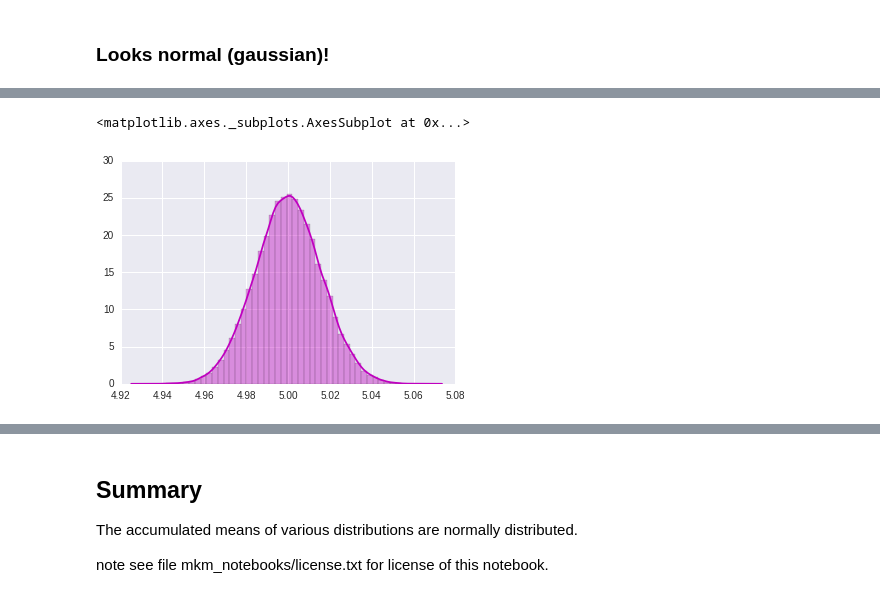
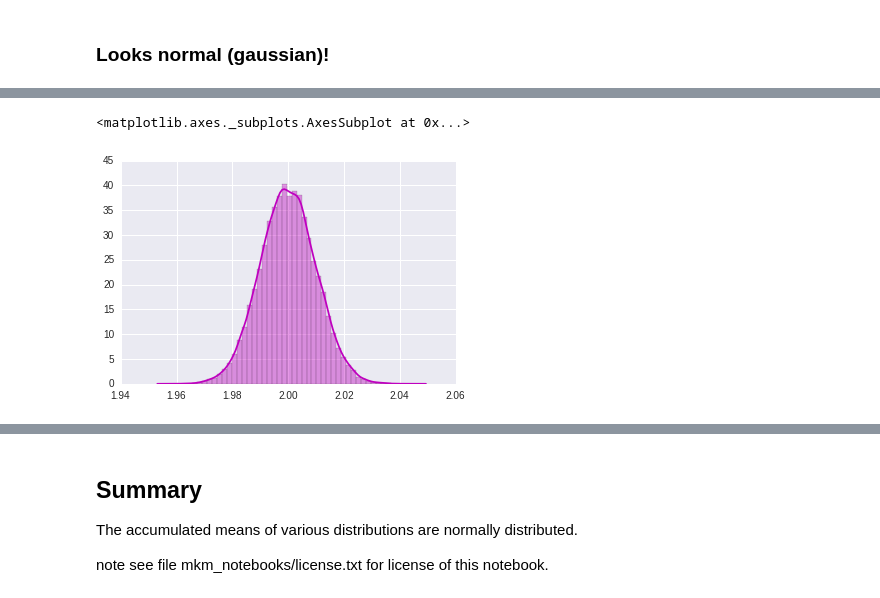
Before and after one commit to matthewmacleod/mkm_notebooks, a Jupyter notebook: ctl.ipynb, the cells around one changed output, grey strips where cells are left out. Drawn from its saved outputs; the diff is of its cells as text; code cells hidden in the pictures.

```diff
--- a/ctl.ipynb
+++ b/ctl.ipynb
@@ -194,7 +188,7 @@ def poisson_pdf(x, lamb=0.2):
     else:
         return 0.0
 # %%
-lamb = 0.2
+lamb = 2
 n_sample = 20000
 pp = np.random.poisson(lamb, n_sample)
 sns.distplot(pp, color="blue")
@@ -204,10 +206,8 @@ sns.distplot(pp, color="blue")
 # %%
-lamb = 0.2
-n_sample = 20000
 n_dist = 50000
 # take n_dist means of n_sample samples from poisson distributions
 means = [np.random.poisson(lamb, n_sample).mean() for i in range(n_dist)]
 sns.distplot(means, color="m")
 # %% [output]
 <matplotlib.axes._subplots.AxesSubplot at 0x...>
-[figure, old version]
+[figure, new version]
```
Also changed, not shown: parts of 13 cells of this notebook.
